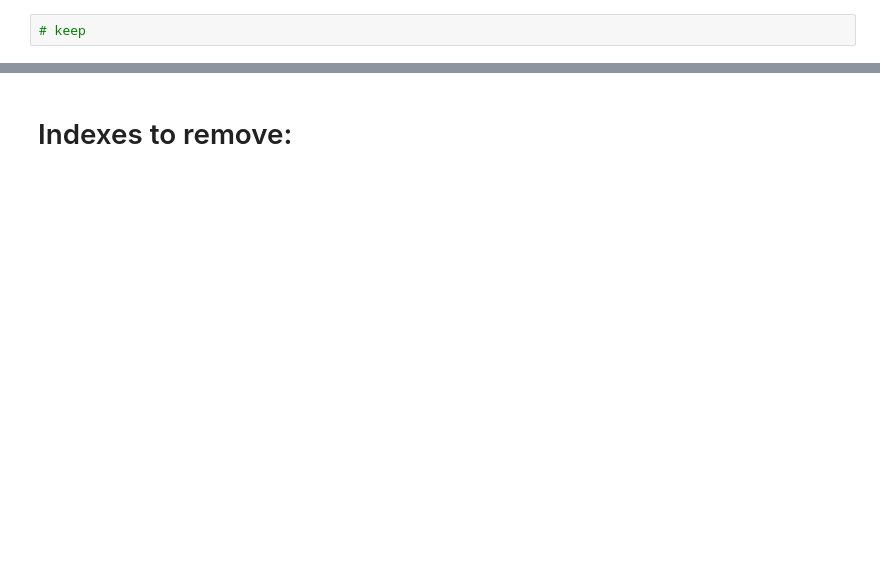
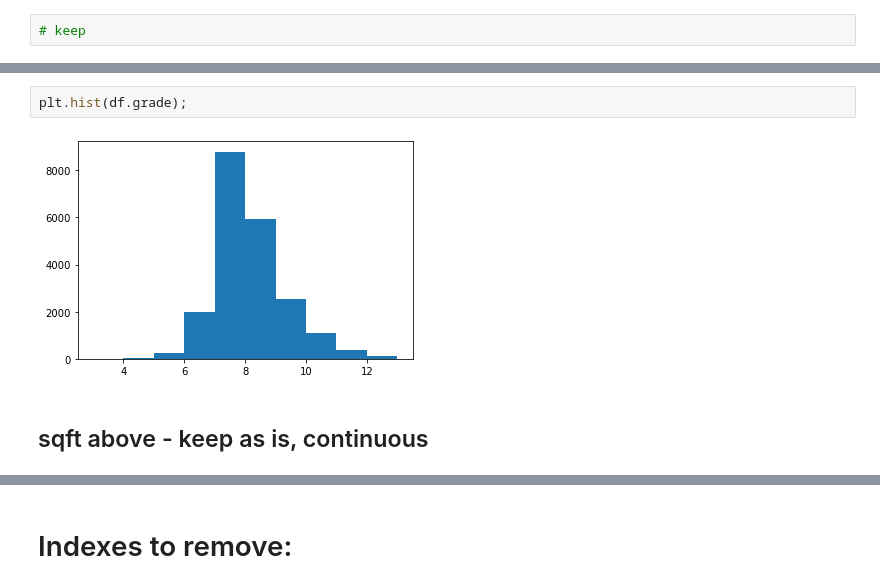
Before and after one commit to NelGen/NG-Housing-PSF-Modeling-Project, a Jupyter notebook: Scrapbook.ipynb, the cells around one changed output, grey strips where cells are left out. Drawn from its saved outputs; the diff is of its cells as text; blank space fills up the shorter version.

```diff
--- a/Scrapbook.ipynb
+++ b/Scrapbook.ipynb
@@ -668,0 +879,6 @@ plt.hist(df.sqft_lot, bins='auto');
+# %%
+plt.hist(df.grade);
+# %% [output]
+[figure, added]
+# %% [markdown]
+## sqft above - keep as is, continuous
```
Also changed, not shown: parts of 114 cells of this notebook, 3 other files.
